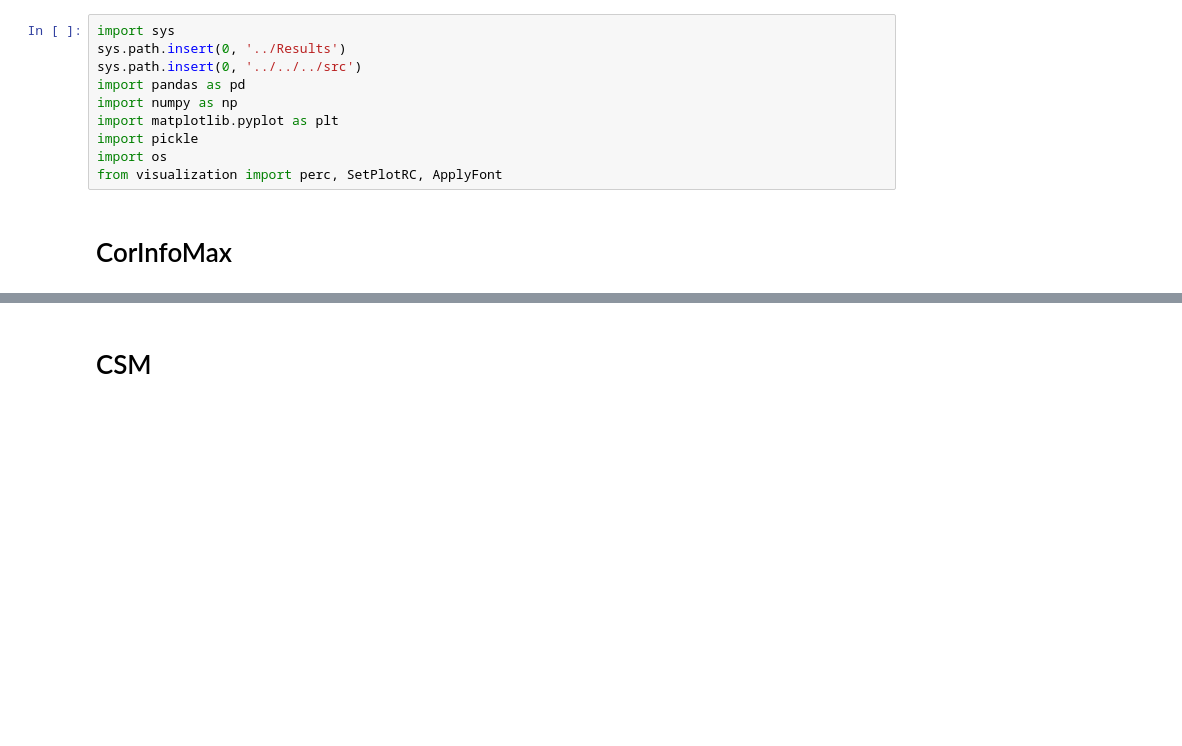
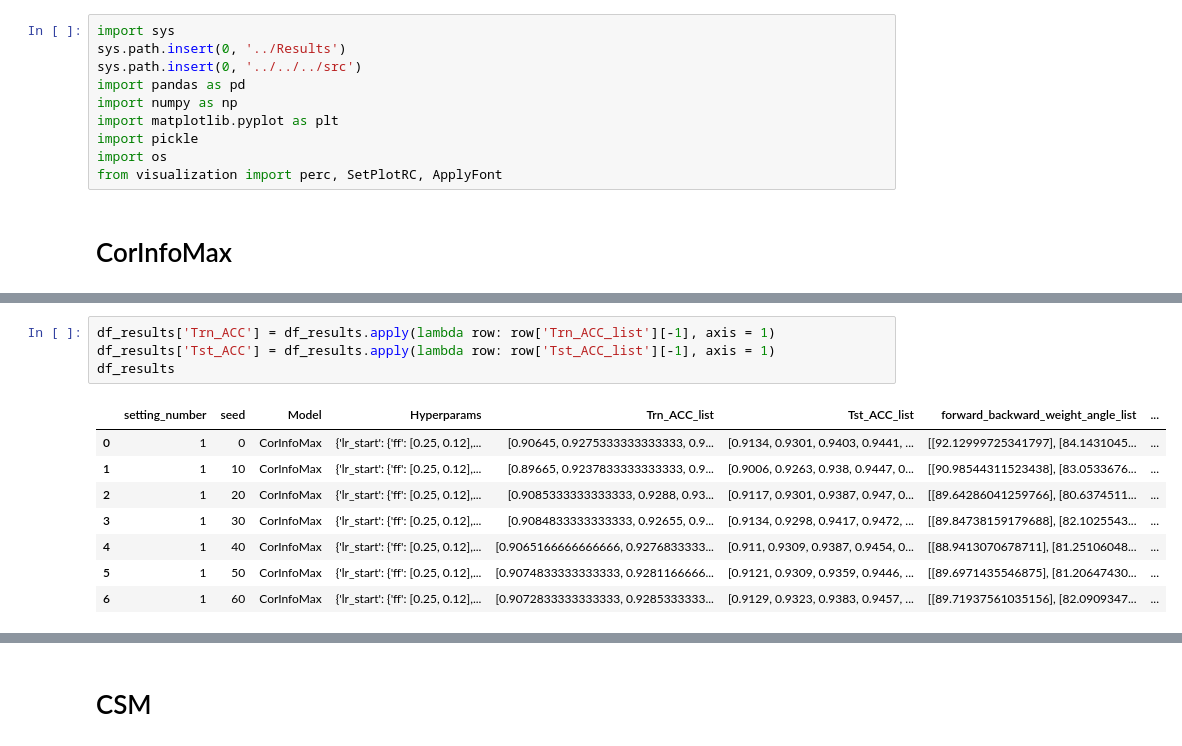
Before and after one commit to BariscanBozkurt/Supervised-CorInfoMax, a Jupyter notebook: Simulations/Classification/AnalyzeSimulations/Plot_MNIST_Results.ipynb, the cells around one changed output, grey strips where cells are left out. Drawn from its saved outputs; the diff is of its cells as text; blank space fills up the shorter version.

```diff
--- a/Simulations/Classification/AnalyzeSimulations/Plot_MNIST_Results.ipynb
+++ b/Simulations/Classification/AnalyzeSimulations/Plot_MNIST_Results.ipynb
@@ -12,0 +20,13 @@ from visualization import perc, SetPlotRC, ApplyFont
+# %%
+df_results['Trn_ACC'] = df_results.apply(lambda row: row['Trn_ACC_list'][-1], axis = 1)
+df_results['Tst_ACC'] = df_results.apply(lambda row: row['Tst_ACC_list'][-1], axis = 1)
+df_results
+# %% [output]
+|  | setting_number | seed | Model | Hyperparams | Trn_ACC_list | Tst_ACC_list | forward_backward_weight_angle_list | ... |
+| 0 | 1 | 0 | CorInfoMax | {'lr_start': {'ff': [0.25, 0.12],... | [0.90645, 0.9275333333333333, 0.9... | [0.9134, 0.9301, 0.9403, 0.9441, ... | [[92.12999725341797], [84.1431045... | ... |
+| 1 | 1 | 10 | CorInfoMax | {'lr_start': {'ff': [0.25, 0.12],... | [0.89665, 0.9237833333333333, 0.9... | [0.9006, 0.9263, 0.938, 0.9447, 0... | [[90.98544311523438], [83.0533676... | ... |
+| 2 | 1 | 20 | CorInfoMax | {'lr_start': {'ff': [0.25, 0.12],... | [0.9085333333333333, 0.9288, 0.93... | [0.9117, 0.9301, 0.9387, 0.947, 0... | [[89.64286041259766], [80.6374511... | ... |
+| 3 | 1 | 30 | CorInfoMax | {'lr_start': {'ff': [0.25, 0.12],... | [0.9084833333333333, 0.92655, 0.9... | [0.9134, 0.9298, 0.9417, 0.9472, ... | [[89.84738159179688], [82.1025543... | ... |
+| 4 | 1 | 40 | CorInfoMax | {'lr_start': {'ff': [0.25, 0.12],... | [0.9065166666666666, 0.9276833333... | [0.911, 0.9309, 0.9387, 0.9454, 0... | [[88.9413070678711], [81.25106048... | ... |
+| 5 | 1 | 50 | CorInfoMax | {'lr_start': {'ff': [0.25, 0.12],... | [0.9074833333333333, 0.9281166666... | [0.9121, 0.9309, 0.9359, 0.9446, ... | [[89.6971435546875], [81.20647430... | ... |
+| 6 | 1 | 60 | CorInfoMax | {'lr_start': {'ff': [0.25, 0.12],... | [0.9072833333333333, 0.9285333333... | [0.9129, 0.9323, 0.9383, 0.9457, ... | [[89.71937561035156], [82.0909347... | ... |
```
Also changed, not shown: parts of 8 cells of this notebook, 33 other files.
